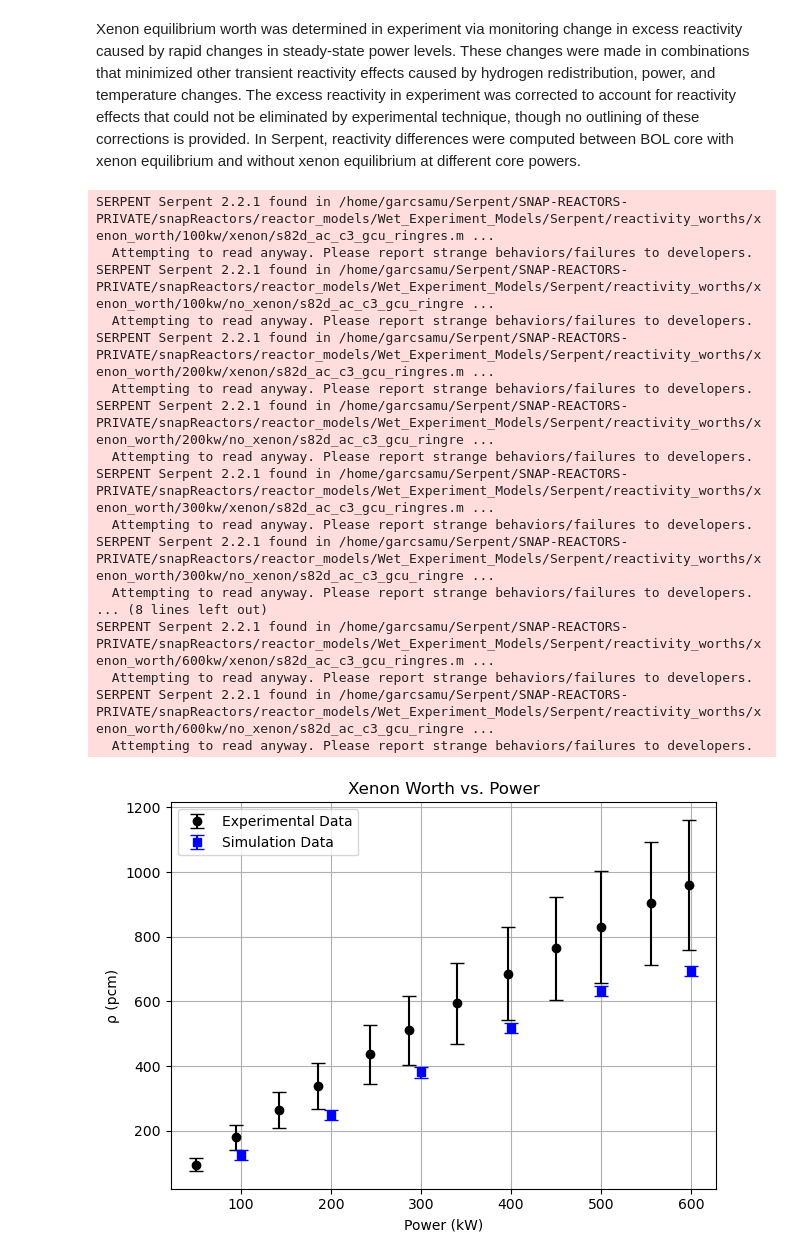
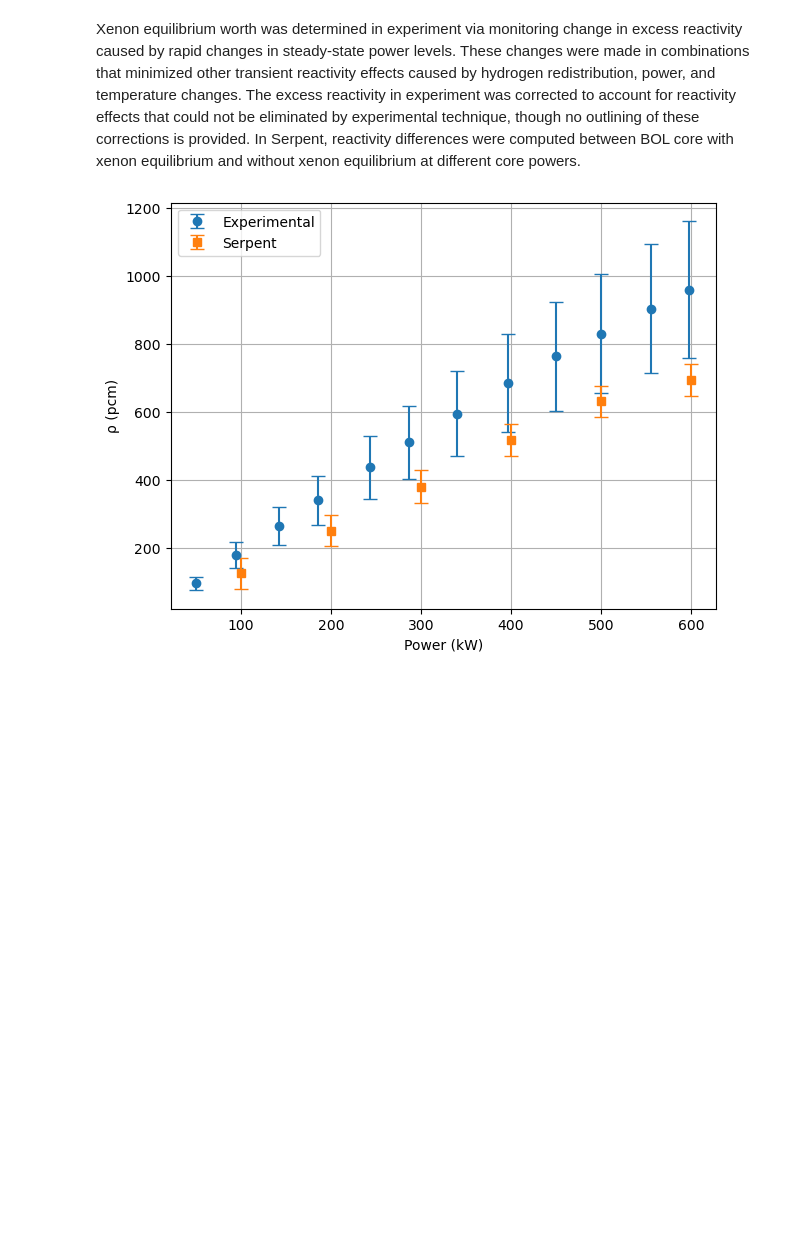
Before and after one commit to CORE-GATECH-GROUP/SNAP-REACTORS, a Jupyter notebook: snapReactors/reactor_models/Wet_Experiment_Models/analysis.ipynb, the cells around one changed output. Drawn from its saved outputs; the diff is of its cells as text; code cells hidden in the pictures; blank space fills up the shorter version.

```diff
--- a/snapReactors/reactor_models/Wet_Experiment_Models/analysis.ipynb
+++ b/snapReactors/reactor_models/Wet_Experiment_Models/analysis.ipynb
@@ -1106,14 +1181,20 @@ exp_unc = 3*exp_data['unc'].values
 temp_list = [639, 721, 816, 901, 977]
 griff_temp_list = [639, 721, 816, 901, 977]
 plt.figure(figsize=(10, 6))
-plt.title("Power Coefficient (Method C)")
+colors = plt.rcParams['axes.prop_cycle'].by_key()['color']
+# # Serpent data - use the same color (second color in cycle)
+experiment_color = colors[0]
+serpent_color = colors[1]
+griffin_Tfuel_color = colors[2]
+griffin_color = colors[3]
+# plt.title("Power Coefficient (Method B)")
 plt.xlabel('Fuel Temperature [K]')
-plt.ylabel('Power Coefficient [ρ (pcm)/K]')
+plt.ylabel('Power Coefficient [(pcm)/K]')
 
 # Plot analytical data
-plt.errorbar(griff_temp_list[-3:],griff_reac_list[-3:], yerr = None, fmt='s', label='Griffin', color='teal')
-plt.errorbar(temp_list[-3:], reac_list[-3:], yerr=reac_unc_list[-3:], fmt='x', label="Modeled", color='red')
-plt.errorbar(x_data[-3:], y_data[-3:], yerr = exp_unc[-3:], fmt = 'o', label = 'Experimental', color = 'blue')
+plt.errorbar(griff_temp_list[-3:],griff_reac_list[-3:], yerr = None, fmt='s', label='Griffin', color=griffin_color)
+plt.errorbar(temp_list[-3:], reac_list[-3:], yerr=reac_unc_list[-3:], fmt='x', label="Serpent", color=serpent_color)
+plt.errorbar(x_data[-3:], y_data[-3:], yerr = exp_unc[-3:], fmt = 'o', label = 'Experimental', color = experiment_color)
 plt.legend()
 plt.grid(True, linestyle='--', alpha=0.5)
 plt.tight_layout()
@@ -1239,53 +1333,41 @@ for power in power_levels:
     # Read xenon case
     xenon_res = st.read(xenon_file)
     k_xenon = xenon_res['anaKeff'][0]
     k_xenon_unc = xenon_res['anaKeff'][1]
     rho_xenon = (k_xenon - 1) / k_xenon
     rho_xenon_unc = np.abs((1 / k_xenon**2)) * k_xenon_unc
 
     # Read no_xenon case
     nox_res = st.read(no_xenon_file)
     k_nox = nox_res['anaKeff'][0]
     k_nox_unc = nox_res['anaKeff'][1]
     rho_nox = (k_nox - 1) / k_nox
     rho_nox_unc = np.abs((1 / k_nox**2)) * k_nox_unc
 
     # Calculate worth and uncertainty in pcm
     worth_pcm = (rho_nox - rho_xenon) * 1e5
-    worth_unc_pcm = np.sqrt(rho_xenon_unc**2 + rho_nox_unc**2) * 1e5
+    worth_unc_pcm = 3* np.sqrt(rho_xenon_unc**2 + rho_nox_unc**2) * 1e5
 
     reactivity_diffs.append(worth_pcm)
     reactivity_uncs.append(worth_unc_pcm)
 
 # X-values for simulation plot
 x_sim = [int(p.strip('kw')) for p in power_levels[:len(reactivity_diffs)]]
-
+colors = plt.rcParams['axes.prop_cycle'].by_key()['color']
+# # Serpent data - use the same color (second color in cycle)
+experiment_color = colors[0]
+serpent_color = colors[1]
+griffin_Tfuel_color = colors[2]
+griffin_color = colors[3]
 # --- Plotting ---
-plt.errorbar(x_csv, y_csv, yerr=unc_csv, fmt='o', label='Experimental Data', capsize=5, color='black')
-plt.errorbar(x_sim, reactivity_diffs, yerr=reactivity_uncs, fmt='s', label='Simulation Data', capsize=5, color='blue')
+plt.errorbar(x_csv, y_csv, yerr=unc_csv, fmt='o', label='Experimental', capsize=5, color=experiment_color)
+plt.errorbar(x_sim, reactivity_diffs, yerr=reactivity_uncs, fmt='s', label='Serpent', capsize=5, color=serpent_color)
 
 plt.xlabel('Power (kW)')
 plt.ylabel('ρ (pcm)')
-plt.title('Xenon Worth vs. Power')
+# plt.title('Xenon Worth vs. Power')
 plt.grid(True)
 plt.legend()
 plt.tight_layout()
 # %% [output]
-SERPENT Serpent 2.2.1 found in /home/garcsamu/Serpent/SNAP-REACTORS-PRIVATE/snapReactors/reactor_models/Wet_Experiment_Models/Serpent/reactivity_worths/xenon_worth/100kw/xenon/s82d_ac_c3_gcu_ringres.m ...
-  Attempting to read anyway. Please report strange behaviors/failures to developers.
-SERPENT Serpent 2.2.1 found in /home/garcsamu/Serpent/SNAP-REACTORS-PRIVATE/snapReactors/reactor_models/Wet_Experiment_Models/Serpent/reactivity_worths/xenon_worth/100kw/no_xenon/s82d_ac_c3_gcu_ringre ...
-  Attempting to read anyway. Please report strange behaviors/failures to developers.
-SERPENT Serpent 2.2.1 found in /home/garcsamu/Serpent/SNAP-REACTORS-PRIVATE/snapReactors/reactor_models/Wet_Experiment_Models/Serpent/reactivity_worths/xenon_worth/200kw/xenon/s82d_ac_c3_gcu_ringres.m ...
-  Attempting to read anyway. Please report strange behaviors/failures to developers.
-SERPENT Serpent 2.2.1 found in /home/garcsamu/Serpent/SNAP-REACTORS-PRIVATE/snapReactors/reactor_models/Wet_Experiment_Models/Serpent/reactivity_worths/xenon_worth/200kw/no_xenon/s82d_ac_c3_gcu_ringre ...
-  Attempting to read anyway. Please report strange behaviors/failures to developers.
-SERPENT Serpent 2.2.1 found in /home/garcsamu/Serpent/SNAP-REACTORS-PRIVATE/snapReactors/reactor_models/Wet_Experiment_Models/Serpent/reactivity_worths/xenon_worth/300kw/xenon/s82d_ac_c3_gcu_ringres.m ...
-  Attempting to read anyway. Please report strange behaviors/failures to developers.
-SERPENT Serpent 2.2.1 found in /home/garcsamu/Serpent/SNAP-REACTORS-PRIVATE/snapReactors/reactor_models/Wet_Experiment_Models/Serpent/reactivity_worths/xenon_worth/300kw/no_xenon/s82d_ac_c3_gcu_ringre ...
-  Attempting to read anyway. Please report strange behaviors/failures to developers.
-... (8 lines left out)
-SERPENT Serpent 2.2.1 found in /home/garcsamu/Serpent/SNAP-REACTORS-PRIVATE/snapReactors/reactor_models/Wet_Experiment_Models/Serpent/reactivity_worths/xenon_worth/600kw/xenon/s82d_ac_c3_gcu_ringres.m ...
-  Attempting to read anyway. Please report strange behaviors/failures to developers.
-SERPENT Serpent 2.2.1 found in /home/garcsamu/Serpent/SNAP-REACTORS-PRIVATE/snapReactors/reactor_models/Wet_Experiment_Models/Serpent/reactivity_worths/xenon_worth/600kw/no_xenon/s82d_ac_c3_gcu_ringre ...
-  Attempting to read anyway. Please report strange behaviors/failures to developers.
-[figure, old version]
+[figure, new version]
```
Also changed, not shown: parts of 10 cells of this notebook, 45 other files.
